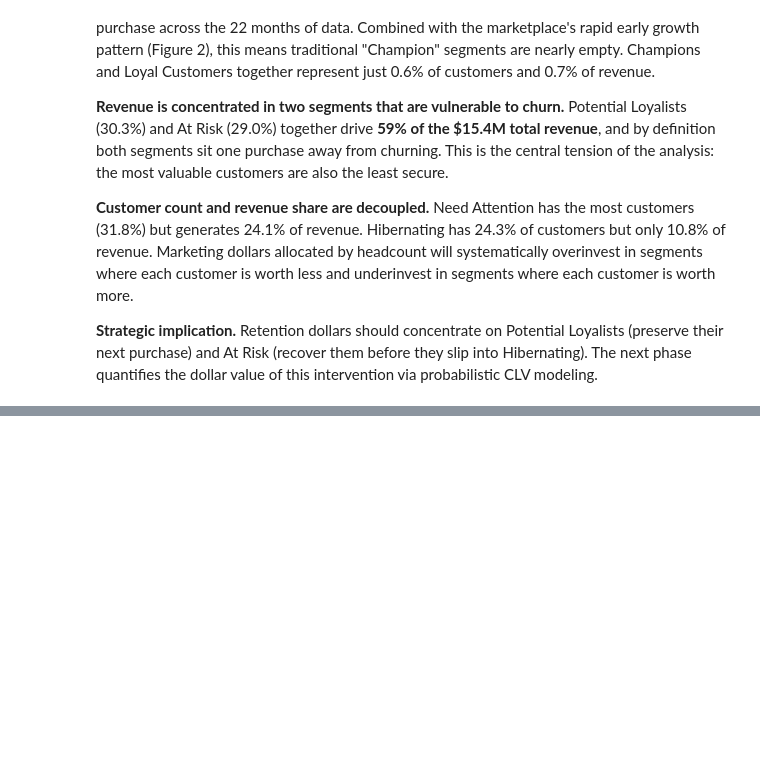
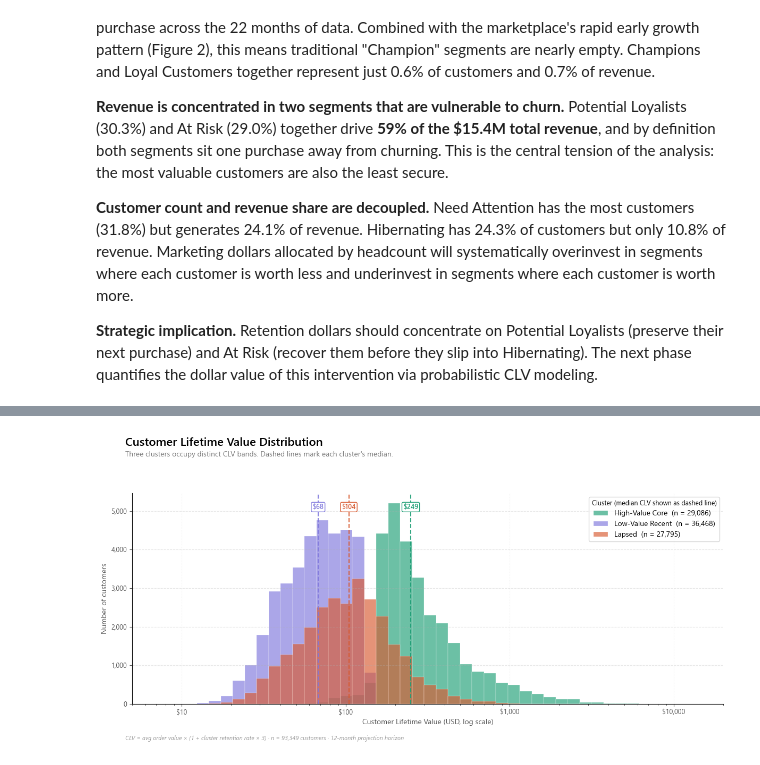
Before and after one commit to sivakumar-reddy/revops-customer-segmentation, a Jupyter notebook: notebooks/01_rfm_analysis.ipynb, the cells around one changed output, grey strips where cells are left out. Saved outputs shown, nothing was run; the diff lists cells and outputs as text; code cells hidden in the pictures; blank space fills up the shorter version.

```diff
--- a/notebooks/01_rfm_analysis.ipynb
+++ b/notebooks/01_rfm_analysis.ipynb
@@ -908,0 +1713,98 @@ print("✓ Figure 6 saved to reports/figures/fig06_segment_revenue.png")
+# %%
+# =====================================================================
+# Figure 10 — CLV Distribution by Cluster
+# =====================================================================
+
+fig, ax = plt.subplots(figsize=(12, 6))
+
+# Log-spaced bins from $1 to $20,000 (covers the full CLV range)
+bins = np.logspace(0, np.log10(20_000), 60)
+
+# Stack histograms by cluster for visual layering
+for cluster_name in CLUSTER_ORDER:
+    cluster_clv = rfm[rfm['cluster_name'] == cluster_name]['clv']
+    ax.hist(
+        cluster_clv,
+        bins=bins,
+        alpha=0.65,
+        color=CLUSTER_COLORS[cluster_name],
+        label=f'{cluster_name}  (n = {len(cluster_clv):,})',
+        edgecolor='white',
+        linewidth=0.3,
+    )
+
+# Overlay the median CLV line per cluster (vertical reference lines)
+for cluster_name in CLUSTER_ORDER:
+    median_clv = rfm[rfm['cluster_name'] == cluster_name]['clv'].median()
+    ax.axvline(
+        median_clv,
+        color=CLUSTER_COLORS[cluster_name],
+        linestyle='--', linewidth=1.5,
+        alpha=0.9,
+    )
+    # Label the median at the top of the chart
+    ax.text(
+        median_clv, ax.get_ylim()[1] * 0.95 if ax.get_ylim()[1] > 0 else 1,
+        f'${median_clv:,.0f}',
+        rotation=0, fontsize=9, color=CLUSTER_COLORS[cluster_name],
+        ha='center', va='top', fontweight='semibold',
+        bbox=dict(boxstyle='round,pad=0.2', facecolor='white',
+                  edgecolor=CLUSTER_COLORS[cluster_name], linewidth=1),
+    )
+
+# Log scale x-axis
+ax.set_xscale('log')
+ax.set_xlim(5, 20_000)
+
+# Axis labels and formatting
+ax.set_xlabel('Customer Lifetime Value (USD, log scale)', fontsize=10)
+ax.set_ylabel('Number of customers', fontsize=10)
+ax.xaxis.set_major_formatter(plt.matplotlib.ticker.FuncFormatter(
+    lambda x, _: f'${int(x):,}' if x >= 1 else f'${x:.0f}'
+))
+ax.yaxis.set_major_formatter(plt.matplotlib.ticker.FuncFormatter(
+    lambda x, _: f'{int(x):,}'
+))
+ax.grid(axis='y', alpha=0.3, linestyle='--')
+ax.grid(axis='x', alpha=0.2, linestyle=':')
+
+# Titles
+fig.suptitle(
+    'Customer Lifetime Value Distribution',
+    fontsize=16, fontweight='semibold', x=0.05, y=0.97, ha='left'
+)
+fig.text(
+    0.05, 0.91,
+    'Three clusters occupy distinct CLV bands. Dashed lines mark each cluster\'s median.',
+    fontsize=10, color='#777777', ha='left'
+)
+
+# Legend
+legend = ax.legend(
+    loc='upper right', frameon=True, fontsize=10,
+    title='Cluster (median CLV shown as dashed line)', title_fontsize=9,
+)
+legend.get_frame().set_edgecolor('#CCCCCC')
+
+# Bottom note
+fig.text(
+    0.05, 0.02,
+    f'CLV = avg order value × (1 + cluster retention rate × 3) · '
+    f'n = {len(rfm):,} customers · 12-month projection horizon',
+    fontsize=8, color='#999999', ha='left', style='italic'
+)
+
+plt.tight_layout(rect=[0, 0.04, 1, 0.88])
+plt.savefig('../reports/figures/fig10_clv_distribution.png', bbox_inches='tight', facecolor='white')
+plt.show()
+
+print("✓ Figure 10 saved to reports/figures/fig10_clv_distribution.png")
+print()
+print("CLV summary:")
+print(f"  Overall median:  ${rfm['clv'].median():,.2f}")
+print(f"  Overall mean:    ${rfm['clv'].mean():,.2f}")
+print(f"  90th percentile: ${rfm['clv'].quantile(0.90):,.2f}")
+print(f"  99th percentile: ${rfm['clv'].quantile(0.99):,.2f}")
+print(f"  Max:             ${rfm['clv'].max():,.2f}")
+# %% [output]
+[figure, added]
```
Also changed, not shown: parts of 16 cells of this notebook, 6 other files.
